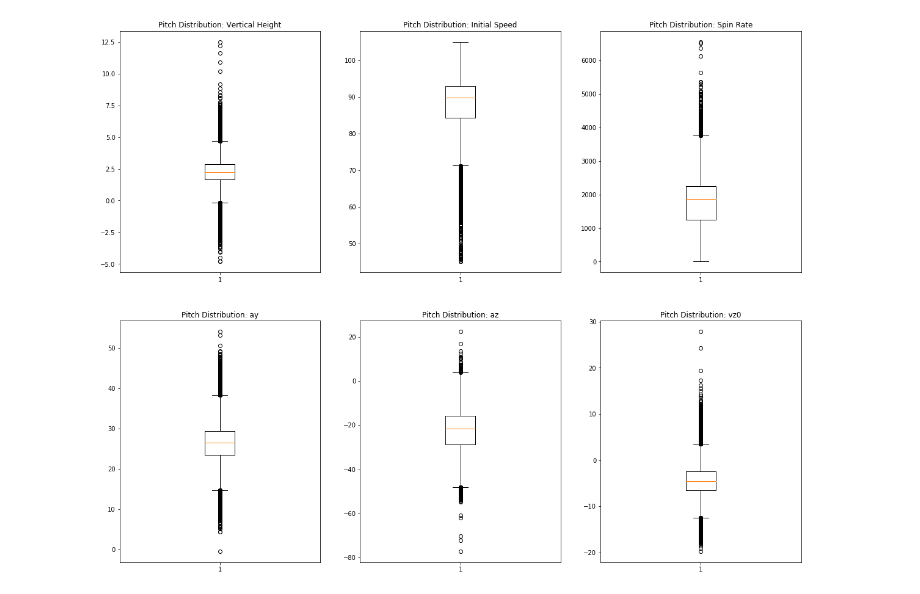
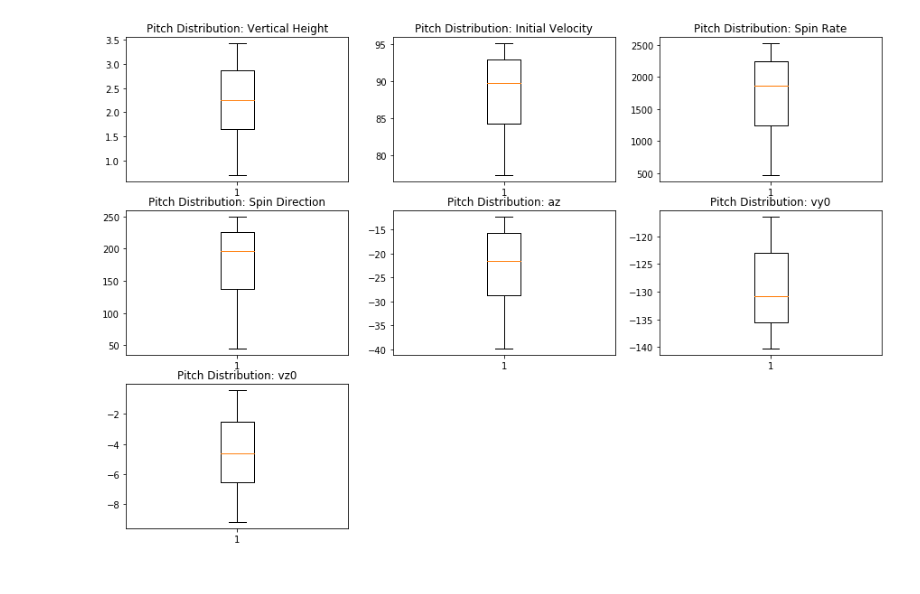
Before and after one commit to jkovach89/Thinkful-Capstones, a Jupyter notebook: Capstone 3 - Supervised Learning.ipynb, the cells around one changed output. Saved outputs shown, nothing was run; the diff lists cells and outputs as text; code cells hidden in the pictures.

```diff
--- a/Capstone 3 - Supervised Learning.ipynb
+++ b/Capstone 3 - Supervised Learning.ipynb
@@ -1,3 +1,7 @@
 # %%
-import pandas as pd, numpy as np, matplotlib.pyplot as plt
+import pandas as pd, numpy as np, matplotlib.pyplot as plt, seaborn as sns
 %matplotlib inline
+
+pitches = pd.read_csv('/Users/JKovach/Downloads/mlb-pitch-data-20152018/pitches.csv')
+pitches = pitches.drop('event_num',1)
+pitches.head(10)
@@ -81,7 +175,11 @@ Name: is_fastball, dtype: float64
 # %%
+# Identify correlation in winsorized features
+w_cor = w_pitches.corr()
+cor_target = abs(w_cor['is_fastball'])
+relevant_features = cor_target[cor_target>0.3]
+
 # Create new df with only highly correlated features
-redux_pitch = pitches[['pz', 'start_speed', 'end_speed', 'spin_rate', 'ay',
-                       'az', 'vy0', 'vz0', 'pfx_z', 'is_fastball']]
+redux_pitch = w_pitches[list(relevant_features.index)]
 
 plt.figure(figsize=(12,10))
 rpcor = redux_pitch.corr()
@@ -92,3 +189,0 @@ plt.show()
-# %%
-redux_pitch = redux_pitch.drop(['end_speed', 'vy0', 'pfx_z'], 1)
-redux_pitch.isnull().sum()
@@ -104,31 +190,37 @@ dtype: int64
 # %%
-# Less than 10% nan values, drop nan
-redux_pitch = redux_pitch.dropna(how='any')
-plt.figure(figsize=(20,16))
+# Drop features which are highly correlated with each other
+redux_pitch = redux_pitch.drop(['end_speed', 'break_length', 'ay', 'pfx_z'], 1)
 
-plt.subplot(2,3,1)
+# Check normalcy of distributions for included variables
+plt.figure(figsize=(15,10))
+
+plt.subplot(3,3,1)
 plt.boxplot(redux_pitch['pz'])
 plt.title('Pitch Distribution: Vertical Height')
 
-plt.subplot(2,3,2)
+plt.subplot(3,3,2)
 plt.boxplot(redux_pitch['start_speed'])
-plt.title('Pitch Distribution: Initial Speed')
+plt.title('Pitch Distribution: Initial Velocity')
 
-plt.subplot(2,3,3)
+plt.subplot(3,3,3)
 plt.boxplot(redux_pitch['spin_rate'])
 plt.title('Pitch Distribution: Spin Rate')
 
-plt.subplot(2,3,4)
-plt.boxplot(redux_pitch['ay'])
-plt.title('Pitch Distribution: ay')
+plt.subplot(3,3,4)
+plt.boxplot(redux_pitch['spin_dir'])
+plt.title('Pitch Distribution: Spin Direction')
 
-plt.subplot(2,3,5)
+plt.subplot(3,3,5)
 plt.boxplot(redux_pitch['az'])
 plt.title('Pitch Distribution: az')
 
-plt.subplot(2,3,6)
+plt.subplot(3,3,6)
+plt.boxplot(redux_pitch['vy0'])
+plt.title('Pitch Distribution: vy0')
+
+plt.subplot(3,3,7)
 plt.boxplot(redux_pitch['vz0'])
 plt.title('Pitch Distribution: vz0')
 plt.show()
 # %% [output]
-[figure, old version]
+[figure, new version]
```
Also changed, not shown: parts of 20 cells of this notebook.
